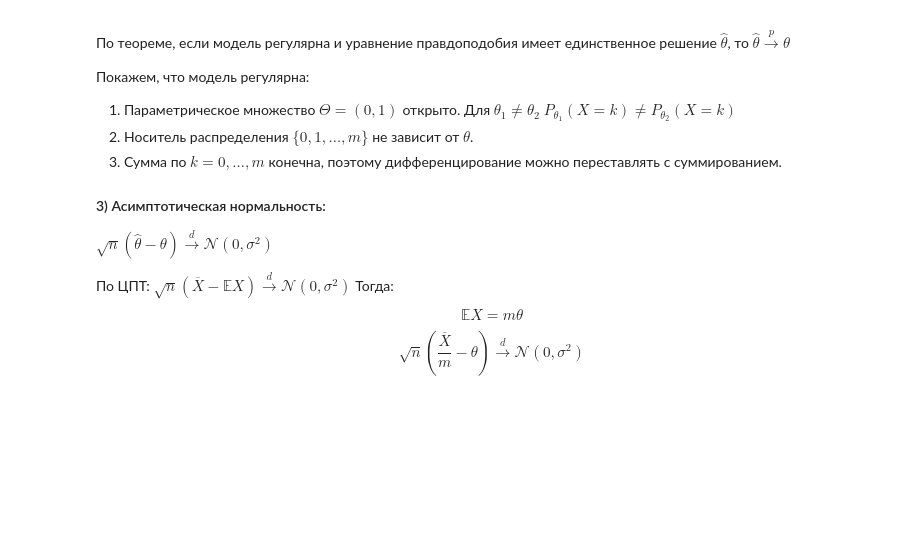
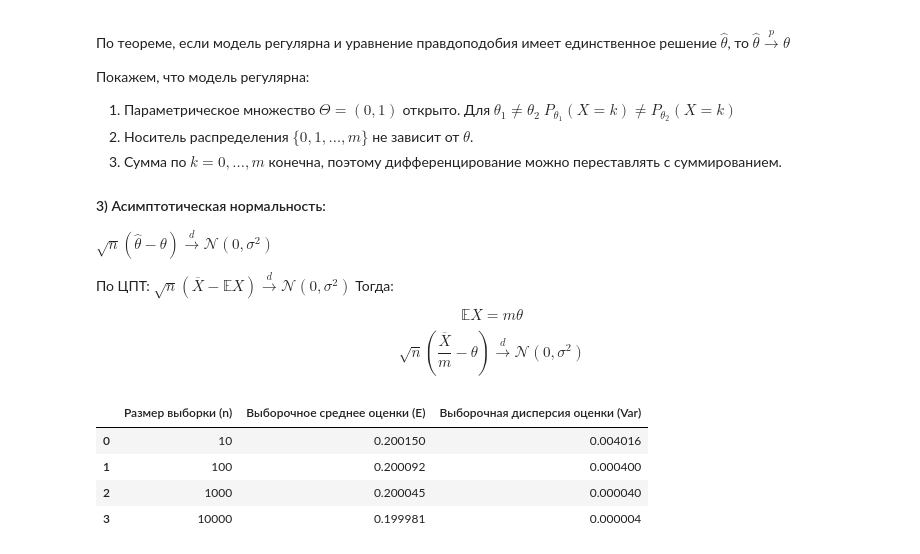
Before and after one commit to ipakhovskiy/math-statistics-lab-2, a Jupyter notebook: task-1.ipynb, the cells around one changed output. Saved outputs shown, nothing was run; the diff lists cells and outputs as text; code cells hidden in the pictures; blank space fills up the shorter version.

```diff
--- a/task-1.ipynb
+++ b/task-1.ipynb
@@ -53,3 +53,13 @@ $\sqrt{n}(\hat\theta - \theta) \xrightarrow{d} \mathcal N(0,\sigma^2)$
 Тогда:
  $$\mathbb EX = m\theta$$
 $$\sqrt{n}(\frac{\overline{X}}{m} - \theta) \xrightarrow{d} \mathcal N(0,\sigma^2)$$
+# %%
+import numpy as np
+import pandas as pd
+import matplotlib.pyplot as plt
+
+M = 4
+THETA = 1 / 5
+
+SAMPLE_SIZES = [10, 100, 1000, 10000]
+NUM_SAMPLES = 10000
@@ -55,0 +81,18 @@ $$\sqrt{n}(\frac{\overline{X}}{m} - \theta) \xrightarrow{d} \mathcal N(0,\sigma^
+# %%
+data_summary = {
+    "Размер выборки (n)": SAMPLE_SIZES,
+    "Выборочное среднее оценки (E)": [np.mean(est) for est in theta_estimations],
+    "Выборочная дисперсия оценки (Var)": [np.var(est, ddof=1) for est in theta_estimations]
+}
+
+df_results = pd.DataFrame(data_summary)
+
+pd.options.display.float_format = '{:.6f}'.format
+
+df_results
+# %% [output]
+|  | Размер выборки (n) | Выборочное среднее оценки (E) | Выборочная дисперсия оценки (Var) |
+| 0 | 10 | 0.200150 | 0.004016 |
+| 1 | 100 | 0.200092 | 0.000400 |
+| 2 | 1000 | 0.200045 | 0.000040 |
+| 3 | 10000 | 0.199981 | 0.000004 |
```
Also changed, not shown: parts of 3 cells of this notebook, 1 other file.
